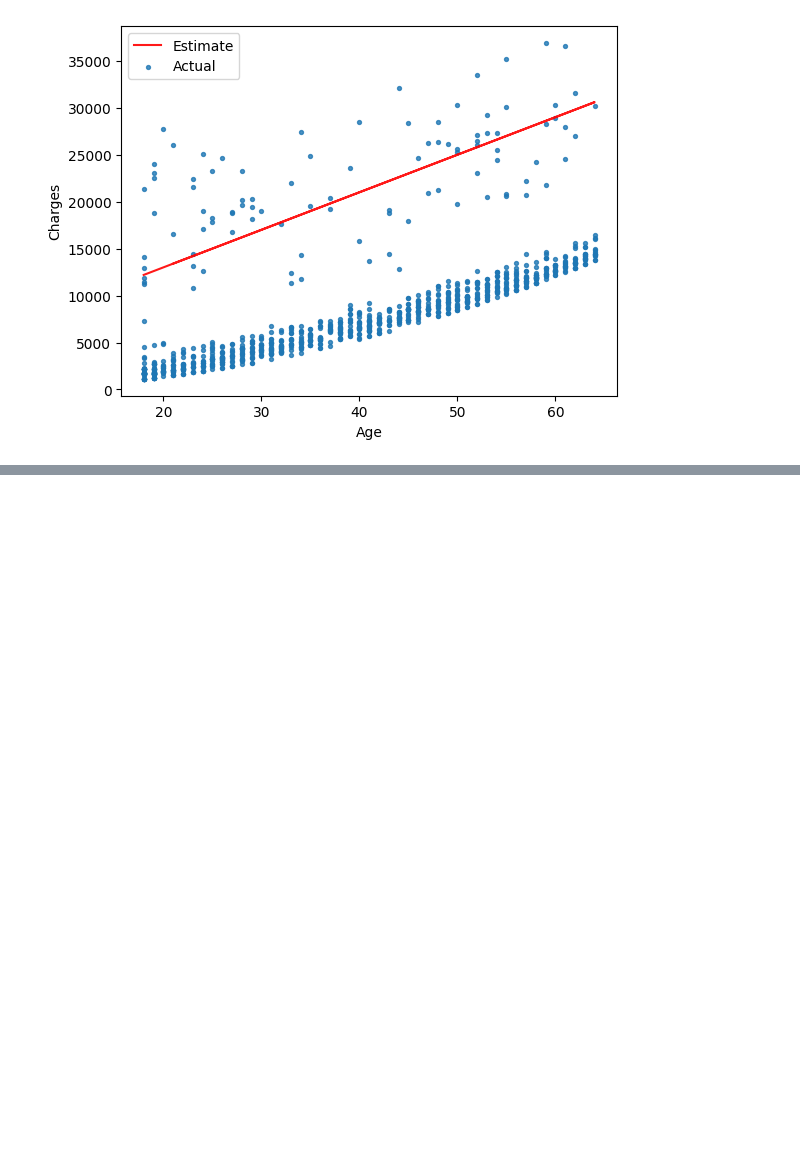
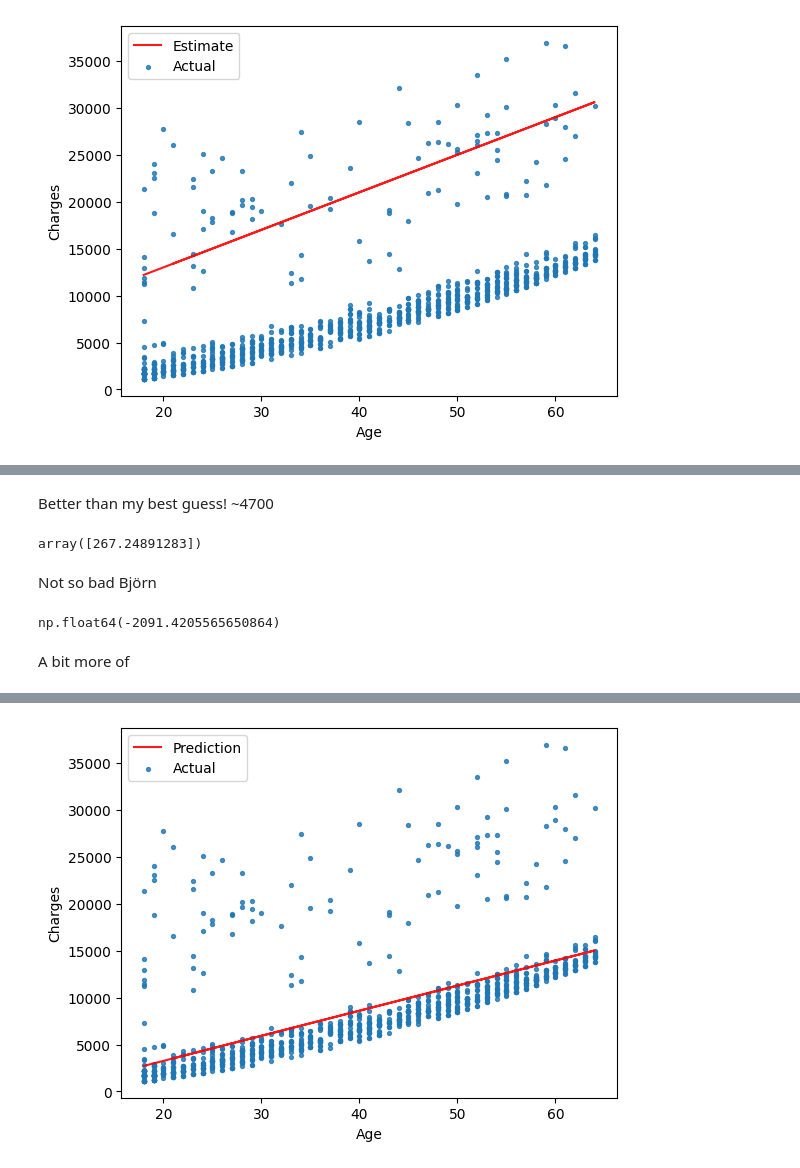
Before and after one commit to Slothay/MachineLearning, a Jupyter notebook: Day1/Show/SciKitLearnLinear.ipynb, the cells around one changed output, grey strips where cells are left out. Saved outputs shown, nothing was run; the diff lists cells and outputs as text; code cells hidden in the pictures; blank space fills up the shorter version.

```diff
--- a/Day1/Show/SciKitLearnLinear.ipynb
+++ b/Day1/Show/SciKitLearnLinear.ipynb
@@ -263,0 +337,5 @@ Two things:
+# %%
+from sklearn.linear_model import LinearRegression
+#Class import from module
+model = LinearRegression()
+#We instantiate an instance of the class.
@@ -263,0 +362,6 @@ Two things:
+# %%
+inputs = non_smoker_df[['age']]
+targets = non_smoker_df.charges
+# X and y
+print('inputs.shape :', inputs.shape)
+print('targes.shape :', targets.shape)
@@ -263,0 +371,3 @@ Two things:
+# %%
+mymodel = model.fit(inputs.values, targets.values)
+mymodel
@@ -263,0 +394,17 @@ Two things:
+# %% [markdown]
+Better than my best guess! ~4700
+# %%
+model.coef_
+# %% [output]
+array([267.24891283])
+# %% [markdown]
+Not so bad Björn
+# %%
+model.intercept_
+# %% [output]
+np.float64(-2091.4205565650864)
+# %% [markdown]
+A bit more of
+# %%
+try_parameters(model.coef_, model.intercept_)
+# %% [output]
@@ -263,0 +412 @@ Two things:
+[figure, added]
```
Also changed, not shown: parts of 27 cells of this notebook.
